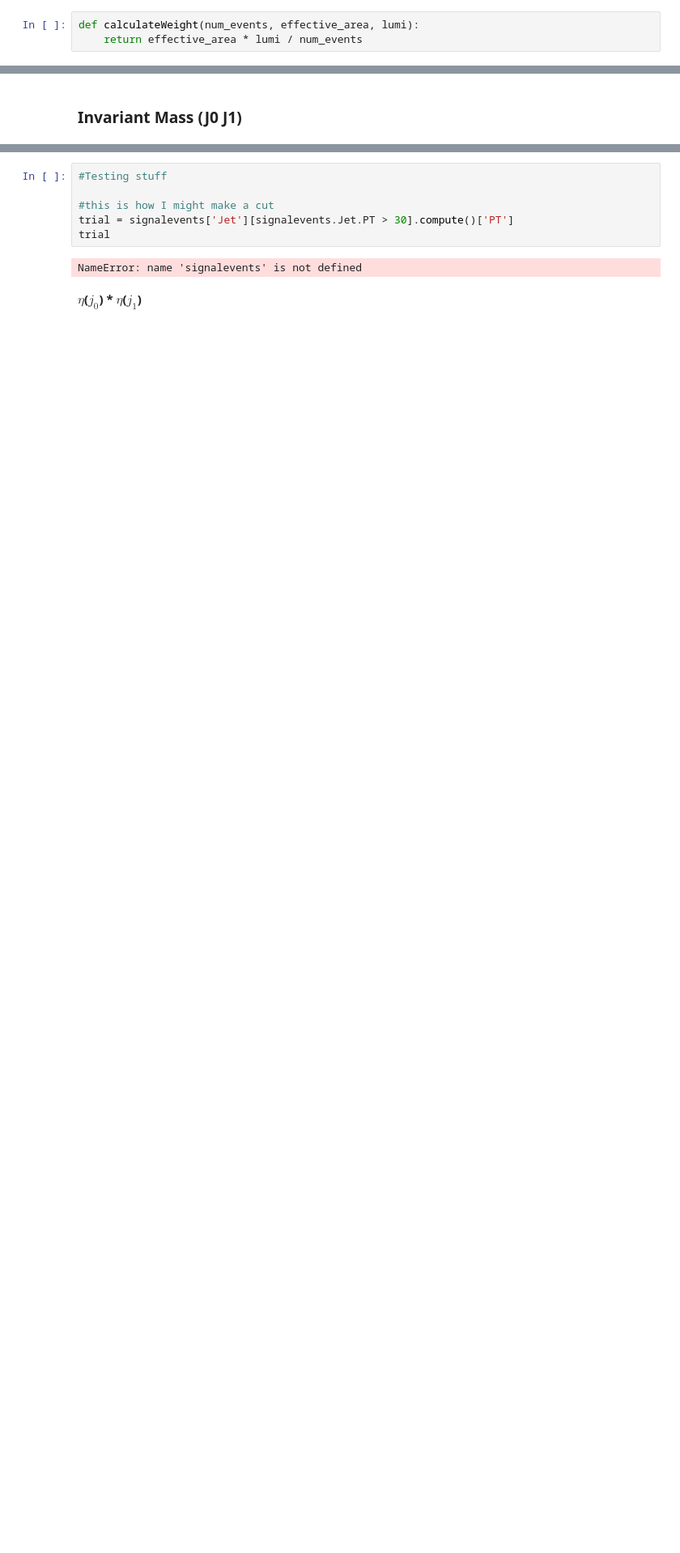
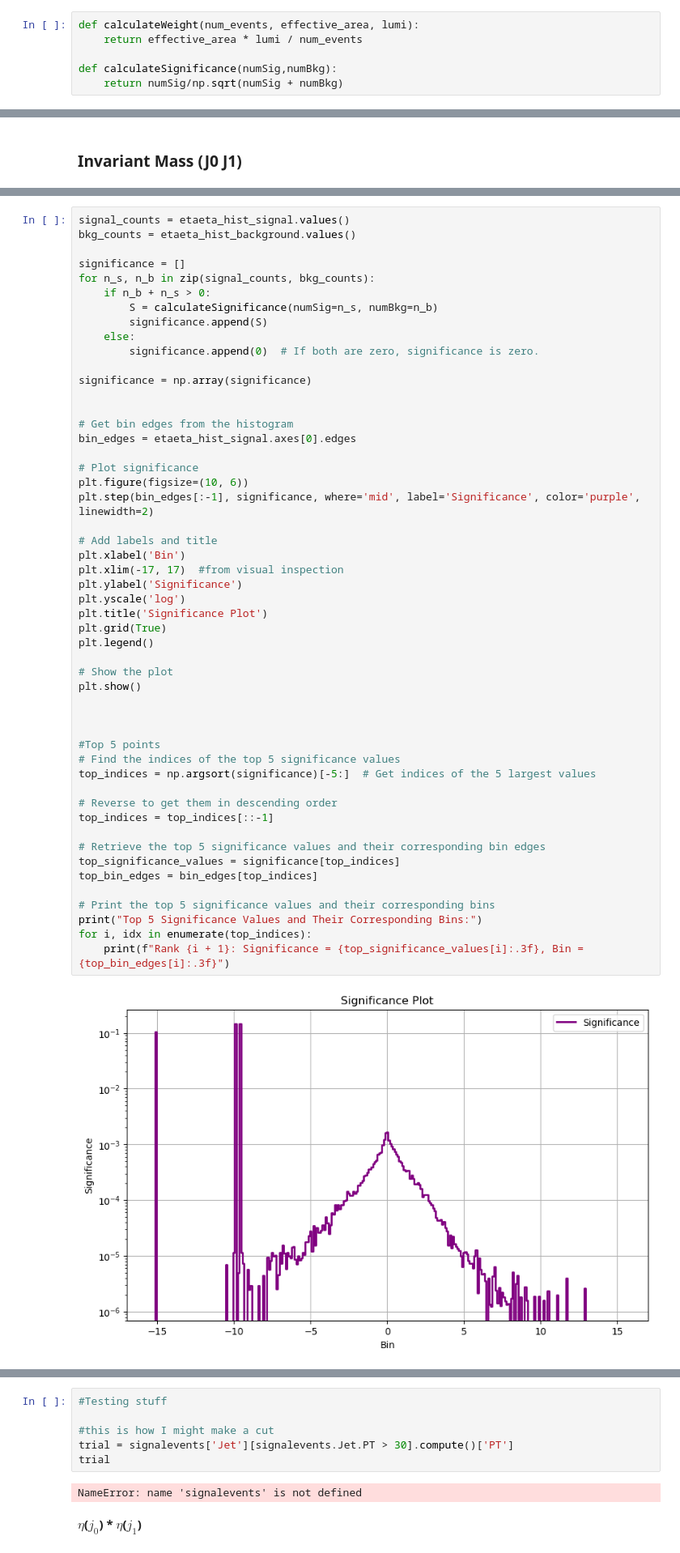
Before and after one commit to MarioPardo/UDEA_HEP_Analysis, a Jupyter notebook: data/AnalysisTemplate.ipynb, the cells around one changed output, grey strips where cells are left out. Shown at 81% size. Saved outputs shown, nothing was run; the diff lists cells and outputs as text; blank space fills up the shorter version.

Commit message:
Calculating first Significance

```diff
--- a/data/AnalysisTemplate.ipynb
+++ b/data/AnalysisTemplate.ipynb
@@ -36,6 +36,9 @@ Significance = [1,2.4,5]
 # %%
 def calculateWeight(num_events, effective_area, lumi):
     return effective_area * lumi / num_events
+
+def calculateSignificance(numSig,numBkg):
+    return numSig/np.sqrt(numSig + numBkg)
 # %% [markdown]
 <h3> Bins </h3>
 # %%
@@ -554,0 +615,53 @@ plt.show()
+# %%
+signal_counts = etaeta_hist_signal.values()
+bkg_counts = etaeta_hist_background.values()
+
+significance = []
+for n_s, n_b in zip(signal_counts, bkg_counts):
+    if n_b + n_s > 0:
+        S = calculateSignificance(numSig=n_s, numBkg=n_b)
+        significance.append(S)
+    else:
+        significance.append(0)  # If both are zero, significance is zero.
+
+significance = np.array(significance)
+
+
+# Get bin edges from the histogram
+bin_edges = etaeta_hist_signal.axes[0].edges
+
+# Plot significance
+plt.figure(figsize=(10, 6))
+plt.step(bin_edges[:-1], significance, where='mid', label='Significance', color='purple', linewidth=2)
+
+# Add labels and title
+plt.xlabel('Bin')
+plt.xlim(-17, 17)  #from visual inspection
+plt.ylabel('Significance')
+plt.yscale('log')
+plt.title('Significance Plot')
+plt.grid(True)
+plt.legend()
+
+# Show the plot
+plt.show()
+
+
+
+#Top 5 points
+# Find the indices of the top 5 significance values
+top_indices = np.argsort(significance)[-5:]  # Get indices of the 5 largest values
+
+# Reverse to get them in descending order
+top_indices = top_indices[::-1]
+
+# Retrieve the top 5 significance values and their corresponding bin edges
+top_significance_values = significance[top_indices]
+top_bin_edges = bin_edges[top_indices]
+
+# Print the top 5 significance values and their corresponding bins
+print("Top 5 Significance Values and Their Corresponding Bins:")
+for i, idx in enumerate(top_indices):
+    print(f"Rank {i + 1}: Significance = {top_significance_values[i]:.3f}, Bin = {top_bin_edges[i]:.3f}")
+# %% [output]
+[figure, added]
```
Also changed, not shown: parts of 10 cells of this notebook, 2 other files.
